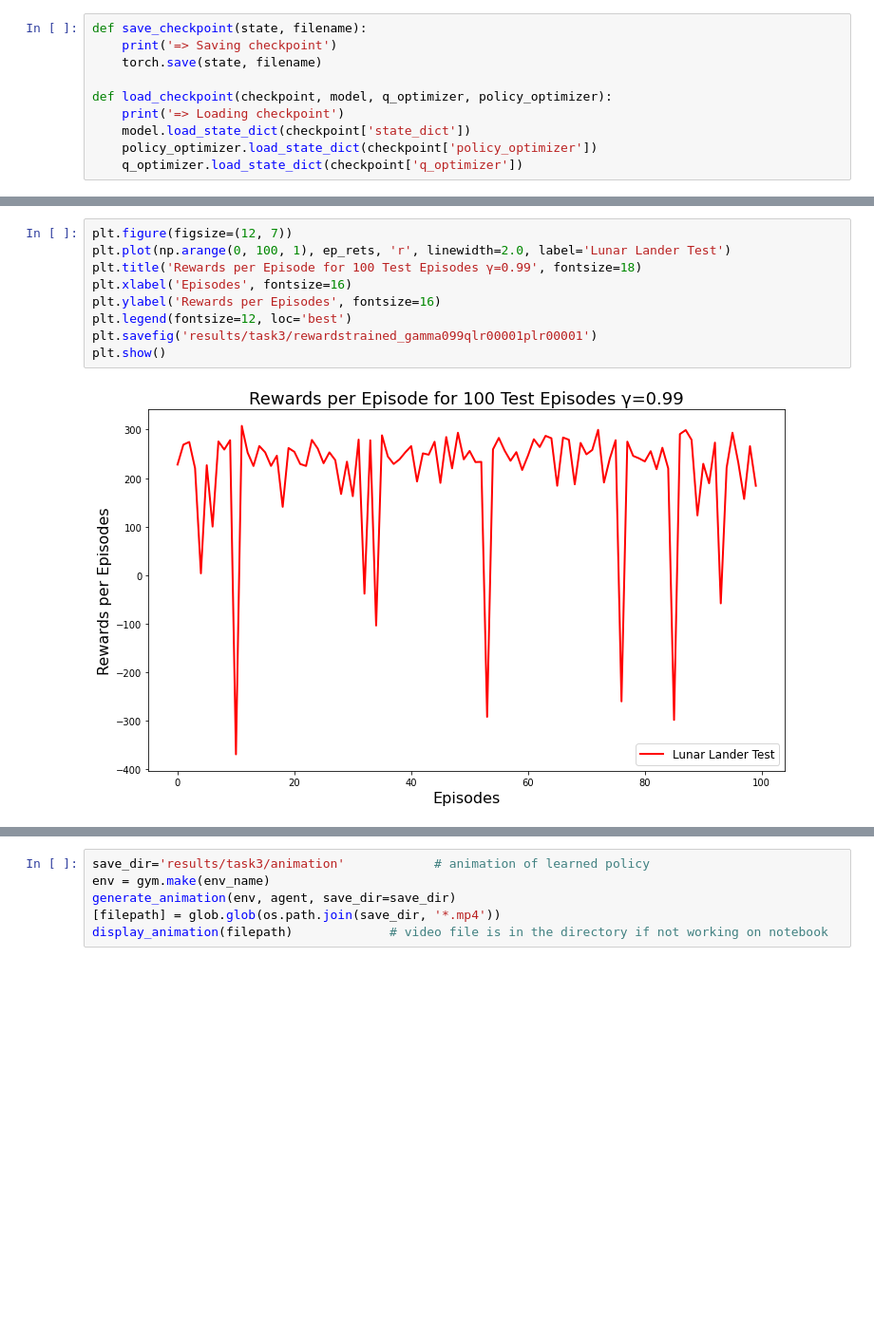
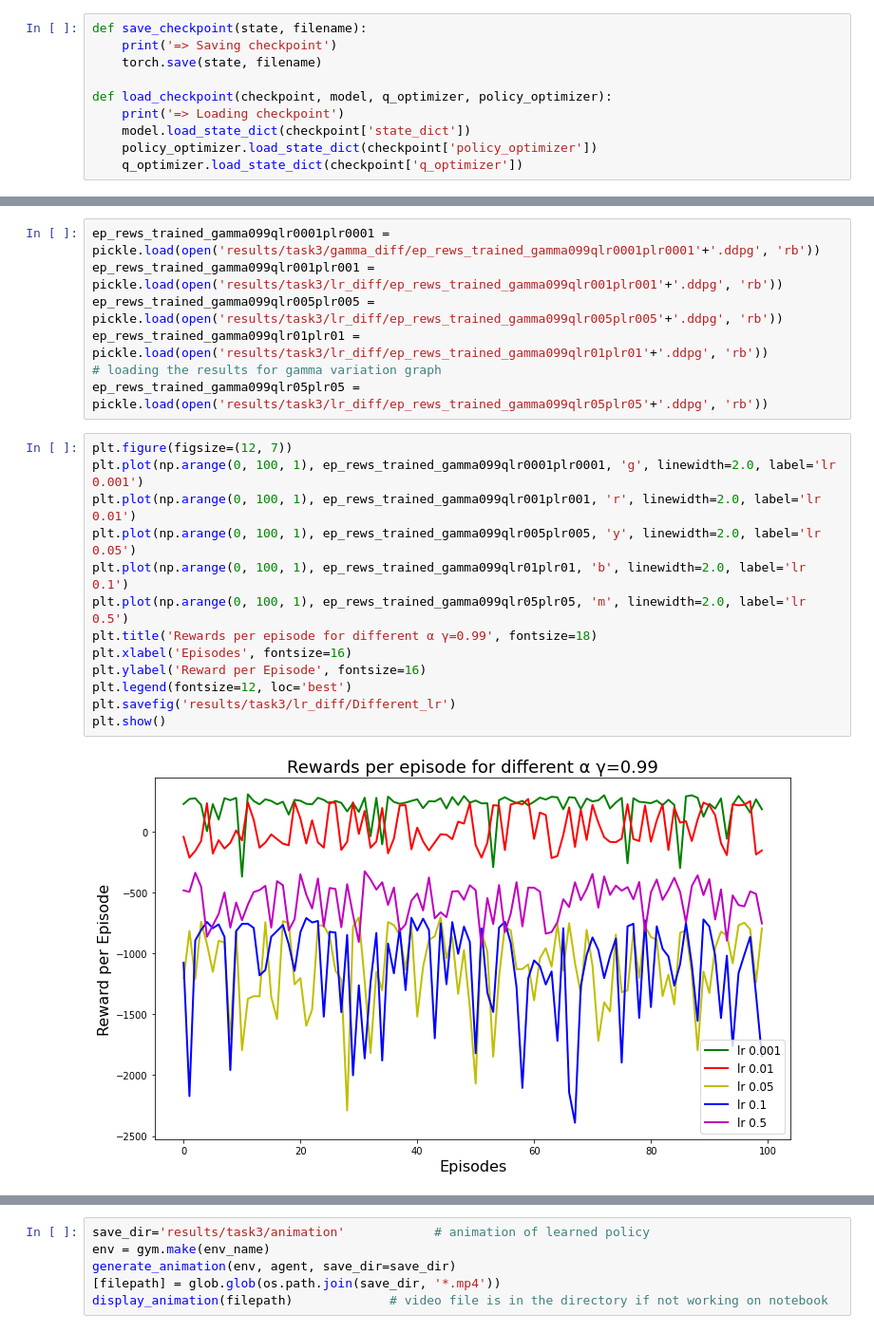
Before and after one commit to Assassinsarms/Stronghold-MDP-Q-learning-in-Stronghold-Environment-DDPG-in-Lunar-Lander, a Jupyter notebook: Aaron_Mir_INM707_Task3.ipynb, the cells around one changed output, grey strips where cells are left out. Shown: that part at 95% size. Drawn from its saved outputs; the diff is of its cells as text; blank space fills up the shorter version.

Commit message:
Task 3 completed

```diff
--- a/Aaron_Mir_INM707_Task3.ipynb
+++ b/Aaron_Mir_INM707_Task3.ipynb
@@ -108,11 +314,21 @@ pickle.dump(ep_rets, open('results/task3/ep_rets_trained_gamma099qlr00001plr0000
+# %%
+ep_rews_trained_gamma099qlr0001plr0001 = pickle.load(open('results/task3/gamma_diff/ep_rews_trained_gamma099qlr0001plr0001'+'.ddpg', 'rb'))
+ep_rews_trained_gamma099qlr001plr001 = pickle.load(open('results/task3/lr_diff/ep_rews_trained_gamma099qlr001plr001'+'.ddpg', 'rb'))
+ep_rews_trained_gamma099qlr005plr005 = pickle.load(open('results/task3/lr_diff/ep_rews_trained_gamma099qlr005plr005'+'.ddpg', 'rb'))
+ep_rews_trained_gamma099qlr01plr01 = pickle.load(open('results/task3/lr_diff/ep_rews_trained_gamma099qlr01plr01'+'.ddpg', 'rb'))         # loading the results for gamma variation graph
+ep_rews_trained_gamma099qlr05plr05 = pickle.load(open('results/task3/lr_diff/ep_rews_trained_gamma099qlr05plr05'+'.ddpg', 'rb'))
 # %%
 plt.figure(figsize=(12, 7))
-plt.plot(np.arange(0, 100, 1), ep_rets, 'r', linewidth=2.0, label='Lunar Lander Test')
-plt.title('Rewards per Episode for 100 Test Episodes γ=0.99', fontsize=18)
+plt.plot(np.arange(0, 100, 1), ep_rews_trained_gamma099qlr0001plr0001, 'g', linewidth=2.0, label='lr 0.001')
+plt.plot(np.arange(0, 100, 1), ep_rews_trained_gamma099qlr001plr001, 'r', linewidth=2.0, label='lr 0.01')
+plt.plot(np.arange(0, 100, 1), ep_rews_trained_gamma099qlr005plr005, 'y', linewidth=2.0, label='lr 0.05')
+plt.plot(np.arange(0, 100, 1), ep_rews_trained_gamma099qlr01plr01, 'b', linewidth=2.0, label='lr 0.1')
+plt.plot(np.arange(0, 100, 1), ep_rews_trained_gamma099qlr05plr05, 'm', linewidth=2.0, label='lr 0.5')
+plt.title('Rewards per episode for different α γ=0.99', fontsize=18)
 plt.xlabel('Episodes', fontsize=16)
-plt.ylabel('Rewards per Episodes', fontsize=16)
+plt.ylabel('Reward per Episode', fontsize=16)
 plt.legend(fontsize=12, loc='best')
-plt.savefig('results/task3/rewardstrained_gamma099qlr00001plr00001')
+plt.savefig('results/task3/lr_diff/Different_lr')
 plt.show()
 # %% [output]
-[figure, old version]
+[figure, new version]
```
Also changed, not shown: parts of 26 cells of this notebook, 25 other files.
